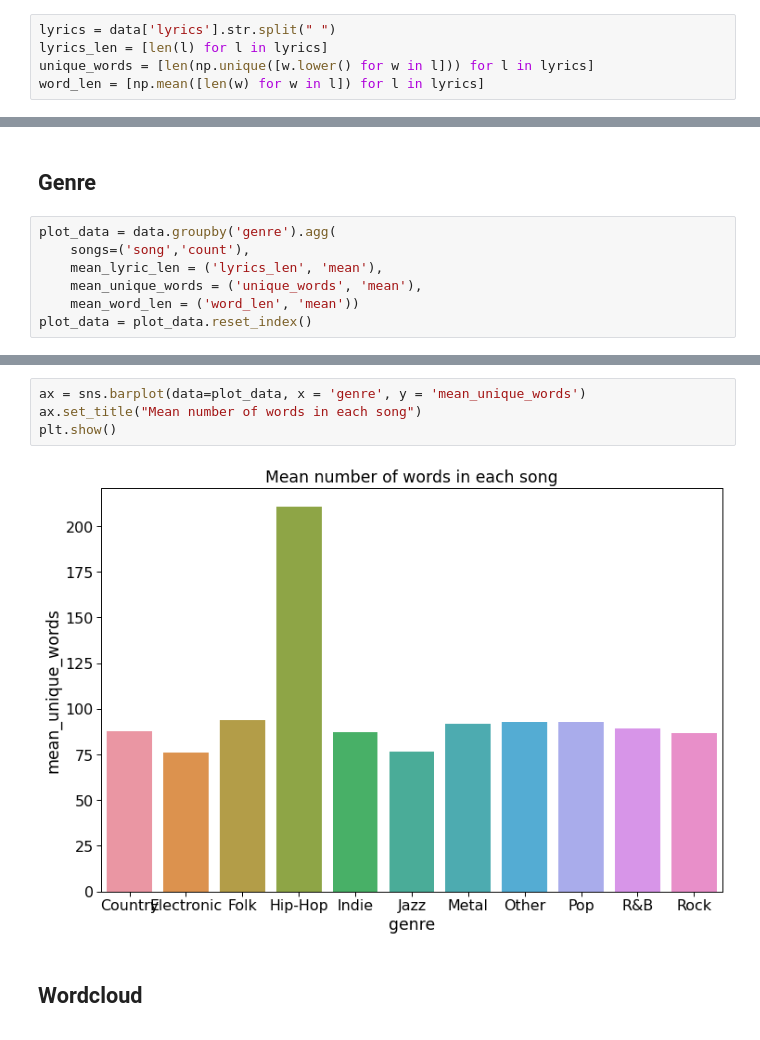
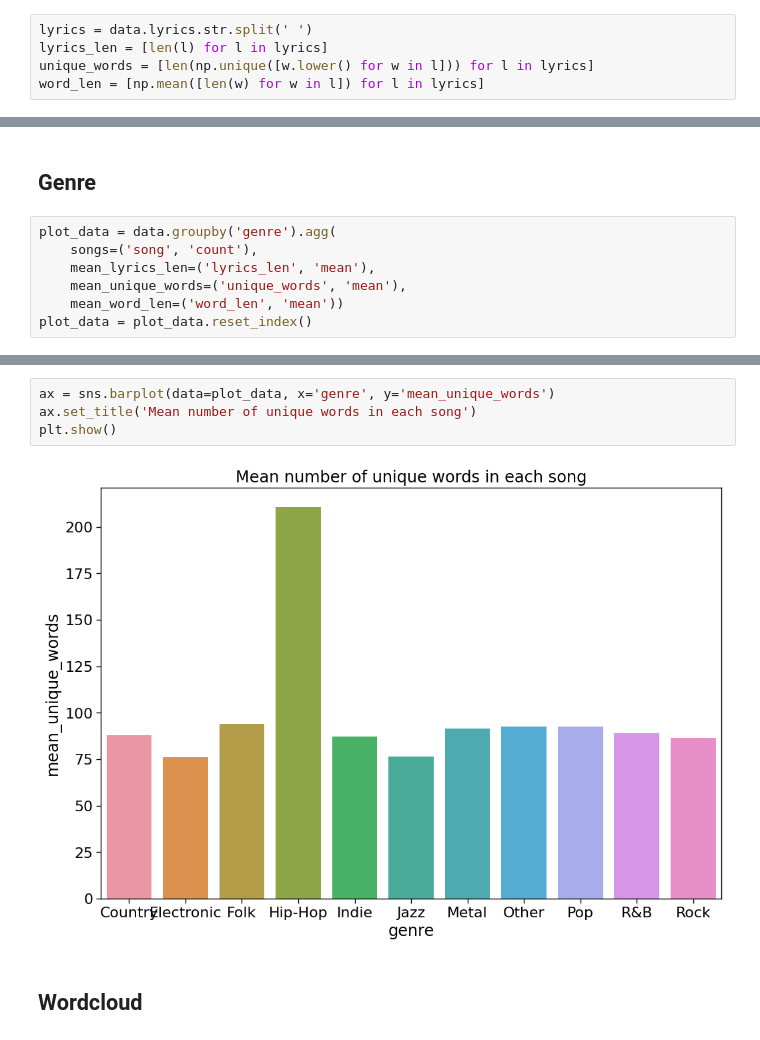
Before and after one commit to grant-TraDA/NLP-2022W, a Jupyter notebook: PROJECTS/music_genre_classification-bad/project1/code/exploratory_data_analysis.ipynb, the cells around one changed output, grey strips where cells are left out. Cells and saved outputs as stored; diff of their text form.

```diff
--- a/PROJECTS/music_genre_classification-bad/project1/code/exploratory_data_analysis.ipynb
+++ b/PROJECTS/music_genre_classification-bad/project1/code/exploratory_data_analysis.ipynb
@@ -17,7 +15,7 @@ data = data.drop('index', axis = 1)
 for word in ['"', 'VERSE', 'verse', 'Verse', 'CHORUS', 'Chorus', 'chorus']:
     data.lyrics = data.lyrics.str.replace(word, '')
 # %%
-lyrics = data['lyrics'].str.split(" ")
+lyrics = data.lyrics.str.split(' ')
 lyrics_len = [len(l) for l in lyrics]
 unique_words = [len(np.unique([w.lower() for w in l])) for l in lyrics]
 word_len = [np.mean([len(w) for w in l]) for l in lyrics]
@@ -45,8 +43,8 @@ data
 ## Genre
 # %%
 plot_data = data.groupby('genre').agg(
-    songs=('song','count'),
-    mean_lyric_len = ('lyrics_len', 'mean'),
-    mean_unique_words = ('unique_words', 'mean'),
-    mean_word_len = ('word_len', 'mean'))
+    songs=('song', 'count'),
+    mean_lyrics_len=('lyrics_len', 'mean'),
+    mean_unique_words=('unique_words', 'mean'),
+    mean_word_len=('word_len', 'mean'))
 plot_data = plot_data.reset_index()
@@ -77,9 +71,9 @@ plt.show()
 # %%
-ax = sns.barplot(data=plot_data, x = 'genre', y = 'mean_unique_words')
-ax.set_title("Mean number of words in each song")
+ax = sns.barplot(data=plot_data, x='genre', y='mean_unique_words')
+ax.set_title('Mean number of unique words in each song')
 plt.show()
 # %% [output]
-[figure, old version]
+[figure, new version]
 # %% [markdown]
 ## Wordcloud
 # %%
```
Also changed, not shown: parts of 32 cells of this notebook, 4 other files.
